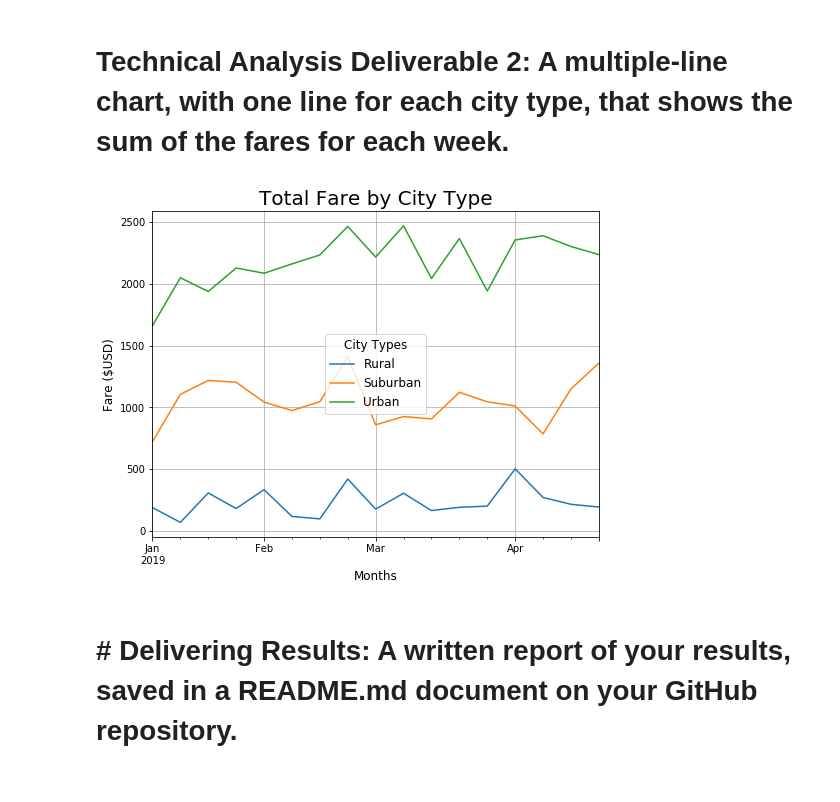
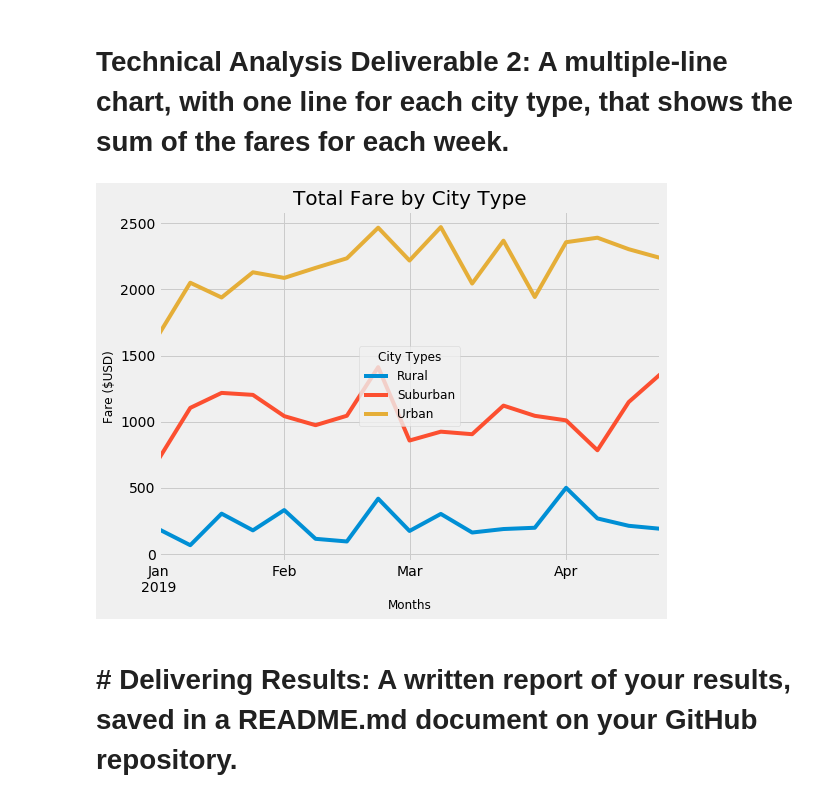
Before and after one commit to rlau929/PyBer_Analysis, a Jupyter notebook: PyBer_Challenge.ipynb, the cells around one changed output. Cells and saved outputs as stored; diff of their text form; code cells hidden in the pictures.

Commit message:
Adding latest Module 5 PyBer Challenge file

```diff
--- a/PyBer_Challenge.ipynb
+++ b/PyBer_Challenge.ipynb
@@ -263,31 +263,36 @@ resample_date_df
 # %%
 # Challenge: Using the object-oriented interface method,
 # plot the DataFrame you created in Step 9 using the df.plot() function.
 resample_date_df.plot(figsize = (8,6))
+
+# Challenge: Use 'fivethirtyeight' style
+plt.style.use('fivethirtyeight')
+
+x = np.linspace(0, 10)
 
 # Incorporate the other graph properties
 plt.title("Total Fare by City Type", fontsize=20)
 plt.ylabel("Fare ($USD)", fontsize=12)
 plt.xlabel("Months", fontsize=12)
 plt.grid(True)
 
 # Add the legend.
 plt.legend()
 
 # Edit the legend
 lgnd = plt.legend(fontsize="12", mode="Expanded",
          scatterpoints=1, loc="best", title="City Types")
 lgnd.legendHandles[0]._sizes = [75]
 lgnd.legendHandles[1]._sizes = [75]
 lgnd.legendHandles[2]._sizes = [75]
 lgnd.get_title().set_fontsize(12)
 
 # Save the figure.
 plt.savefig("analysis/Fig8.png")
 
 # Show the plot
 plt.show()
 # %% [output]
-[figure, old version]
+[figure, new version]
 # %% [markdown]
 # # Delivering Results: A written report of your results, saved in a README.md document on your GitHub repository.
```
Also changed, not shown: parts of 1 cell of this notebook.
